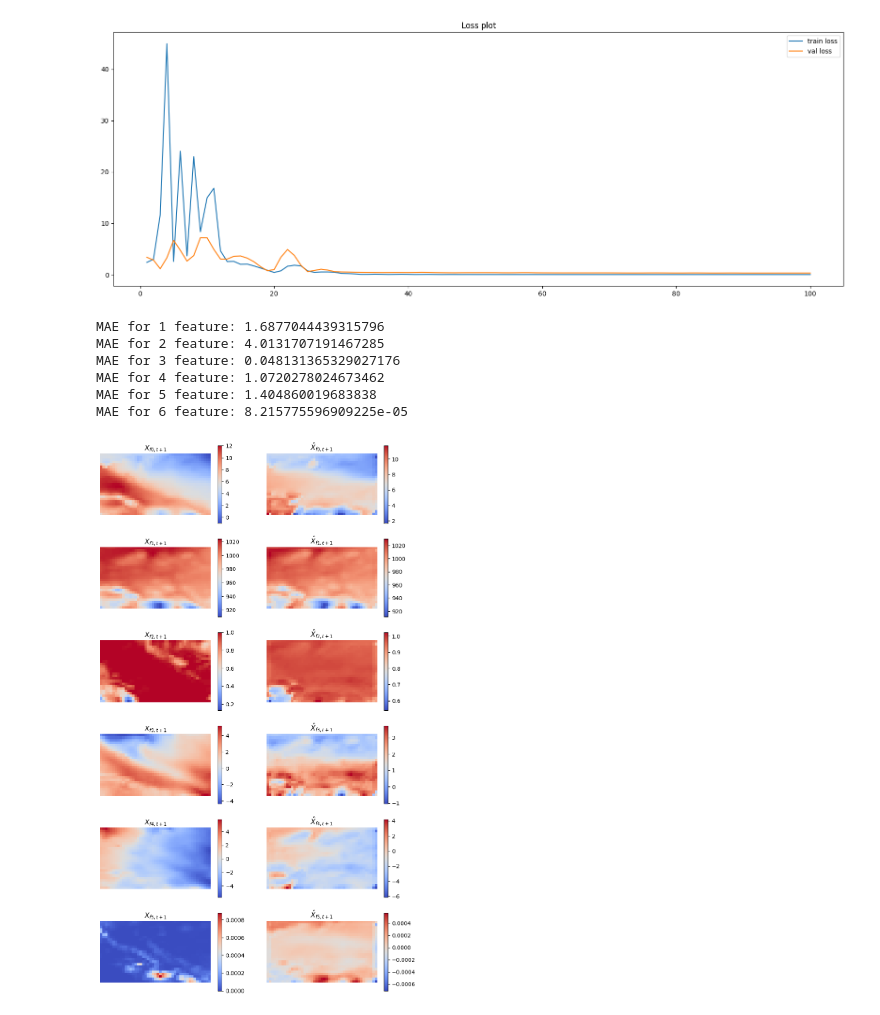
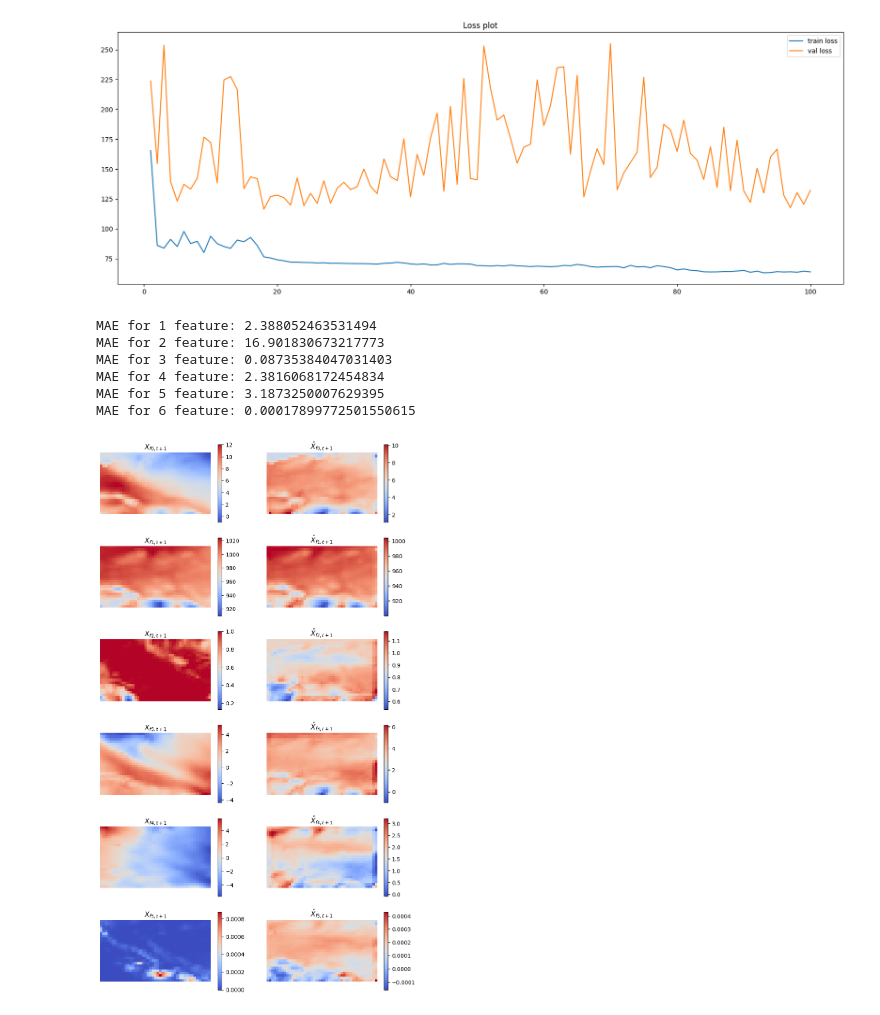
Before and after one commit to iwamaciek/stwp, a Jupyter notebook: demos/gnn-demo.ipynb, the cells around one changed output. Cells and saved outputs as stored; diff of their text form; code cells hidden in the pictures.

```diff
--- a/demos/gnn-demo.ipynb
+++ b/demos/gnn-demo.ipynb
@@ -6,4 +6,5 @@ from baselines.gnn.temporal_gnn import Trainer
 # %%
 trainer = Trainer()
-trainer.train(subset=1, num_epochs=100)
+trainer.load_model('temporal_gnn_30_100.pt')
+trainer.train(subset=10, num_epochs=100)
 # %% [output]
@@ -27,14 +28,14 @@ Val Loss: 0.3121
-[figure, old version]
+[figure, new version]
 # %%
 trainer.plot_predictions(type='train')
 # %% [output]
-MAE for 1 feature: 1.6877044439315796
-MAE for 2 feature: 4.0131707191467285
-MAE for 3 feature: 0.048131365329027176
-MAE for 4 feature: 1.0720278024673462
-MAE for 5 feature: 1.404860019683838
-MAE for 6 feature: 8.215775596909225e-05
+MAE for 1 feature: 2.388052463531494
+MAE for 2 feature: 16.901830673217773
+MAE for 3 feature: 0.08735384047031403
+MAE for 4 feature: 2.3816068172454834
+MAE for 5 feature: 3.1873250007629395
+MAE for 6 feature: 0.00017899772501550615
-[figure, old version]
+[figure, new version]
 # %%
 trainer.plot_predictions(type='test')
 # %% [output]
```
Also changed, not shown: parts of 3 cells of this notebook, 3 other files.
